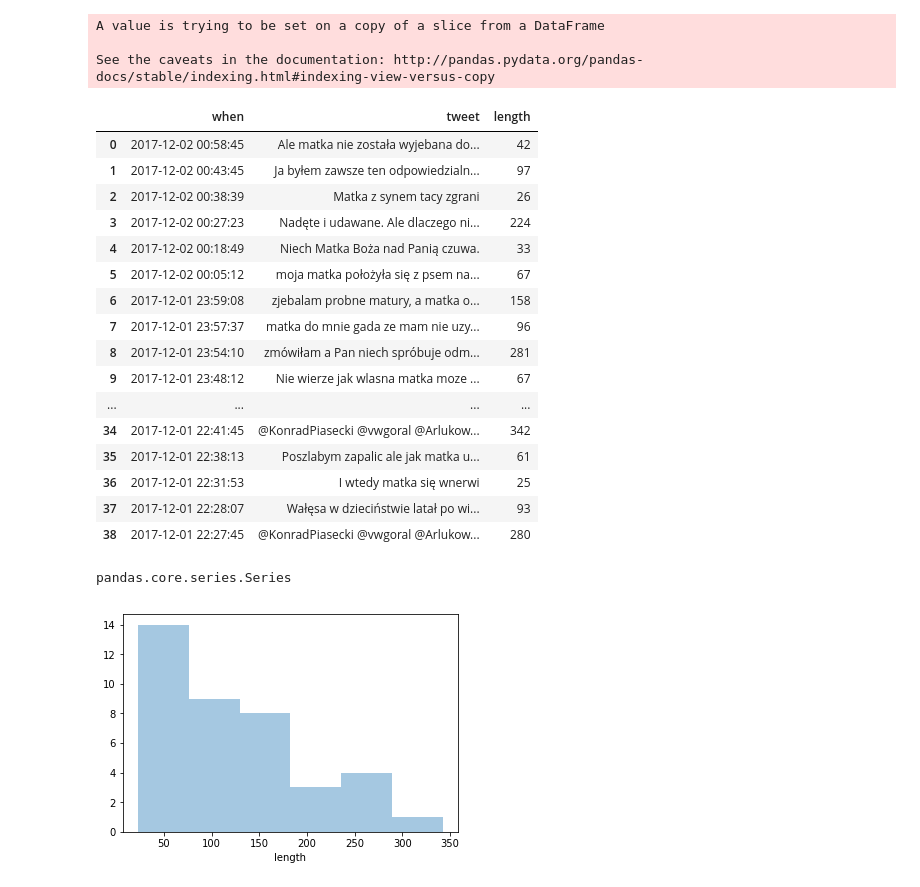
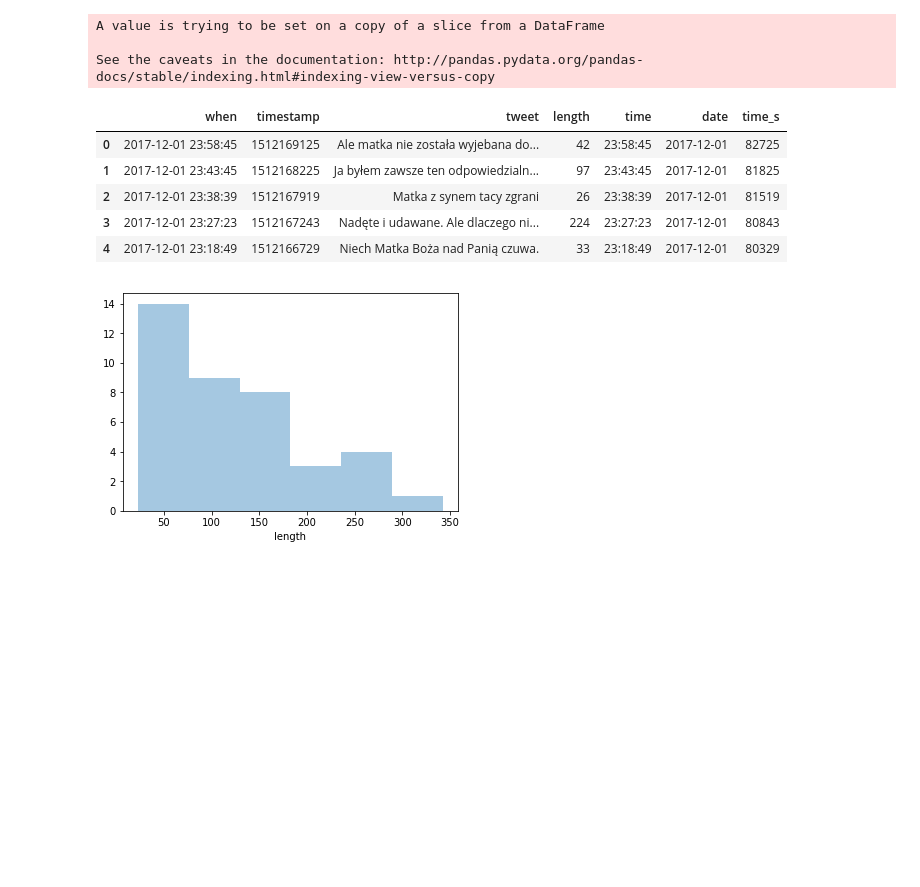
Before and after one commit to werpuc/prawdziwa_dama, a Jupyter notebook: body.ipynb, the cells around one changed output. Drawn from its saved outputs; the diff is of its cells as text; code cells hidden in the pictures; blank space fills up the shorter version.

```diff
--- a/body.ipynb
+++ b/body.ipynb
@@ -35,7 +35,8 @@ tweets = list()
 for date in browser.find_elements_by_class_name("content"):
     soup = BeautifulSoup(date.get_attribute('outerHTML'), 'lxml')
     tweet = soup.find("p", class_="tweet-text").text
-    date = datetime.datetime.fromtimestamp(int(soup.find("span", class_="_timestamp").get('data-time'))).strftime('%Y-%m-%d %H:%M:%S')
-    tweets.append((date, tweet))
+    tm = int(soup.find("span", class_="_timestamp").get('data-time')) - 3600
+    date = datetime.datetime.fromtimestamp(tm).strftime('%Y-%m-%d %H:%M:%S')
+    tweets.append((date, tm, tweet))
 # %%
 browser.close()
@@ -46,33 +43,25 @@ df.columns = ['when', 'tweet']
 # %%
+df = pd.DataFrame(tweets)
+df.columns = ['when', 'timestamp', 'tweet']
 df['length'] = len(df['tweet'])
 # %%
 for i in range(len(df)):
     df['length'][i] = len(df['tweet'][i])
+df.when = pd.to_datetime(df.when)
+# df['time'] = df['when'].dt.time
+# df['date'] = df['when'].dt.date
+df['timestamp'] = df['timestamp'].astype(str).astype(int)
+df['time_s'] = df['timestamp']%86400
 # %% [output]
 A value is trying to be set on a copy of a slice from a DataFrame
 
 See the caveats in the documentation: http://pandas.pydata.org/pandas-docs/stable/indexing.html#indexing-view-versus-copy
 # %%
-df
+df.head()
 # %% [output]
-|  | when | tweet | length |
-| 0 | 2017-12-02 00:58:45 | Ale matka nie została wyjebana do... | 42 |
-| 1 | 2017-12-02 00:43:45 | Ja byłem zawsze ten odpowiedzialn... | 97 |
-| 2 | 2017-12-02 00:38:39 | Matka z synem tacy zgrani | 26 |
-| 3 | 2017-12-02 00:27:23 | Nadęte i udawane. Ale dlaczego ni... | 224 |
-| 4 | 2017-12-02 00:18:49 | Niech Matka Boża nad Panią czuwa. | 33 |
-| 5 | 2017-12-02 00:05:12 | moja matka położyła się z psem na... | 67 |
-| 6 | 2017-12-01 23:59:08 | zjebalam probne matury, a matka o... | 158 |
-| 7 | 2017-12-01 23:57:37 | matka do mnie gada ze mam nie uzy... | 96 |
-| 8 | 2017-12-01 23:54:10 | zmówiłam a Pan niech spróbuje odm... | 281 |
-| 9 | 2017-12-01 23:48:12 | Nie wierze jak wlasna matka moze ... | 67 |
-| ... | ... | ... | ... |
-| 34 | 2017-12-01 22:41:45 | @KonradPiasecki @vwgoral @Arlukow... | 342 |
-| 35 | 2017-12-01 22:38:13 | Poszlabym zapalic ale jak matka u... | 61 |
-| 36 | 2017-12-01 22:31:53 | I wtedy matka się wnerwi | 25 |
-| 37 | 2017-12-01 22:28:07 | Wałęsa w dzieciństwie latał po wi... | 93 |
-| 38 | 2017-12-01 22:27:45 | @KonradPiasecki @vwgoral @Arlukow... | 280 |
+|  | when | timestamp | tweet | length | time | date | time_s |
+| 0 | 2017-12-01 23:58:45 | 1512169125 | Ale matka nie została wyjebana do... | 42 | 23:58:45 | 2017-12-01 | 82725 |
+| 1 | 2017-12-01 23:43:45 | 1512168225 | Ja byłem zawsze ten odpowiedzialn... | 97 | 23:43:45 | 2017-12-01 | 81825 |
+| 2 | 2017-12-01 23:38:39 | 1512167919 | Matka z synem tacy zgrani | 26 | 23:38:39 | 2017-12-01 | 81519 |
+| 3 | 2017-12-01 23:27:23 | 1512167243 | Nadęte i udawane. Ale dlaczego ni... | 224 | 23:27:23 | 2017-12-01 | 80843 |
+| 4 | 2017-12-01 23:18:49 | 1512166729 | Niech Matka Boża nad Panią czuwa. | 33 | 23:18:49 | 2017-12-01 | 80329 |
-# %%
-type(df.when)
-# %% [output]
-pandas.core.series.Series
```
Also changed, not shown: parts of 14 cells of this notebook.
